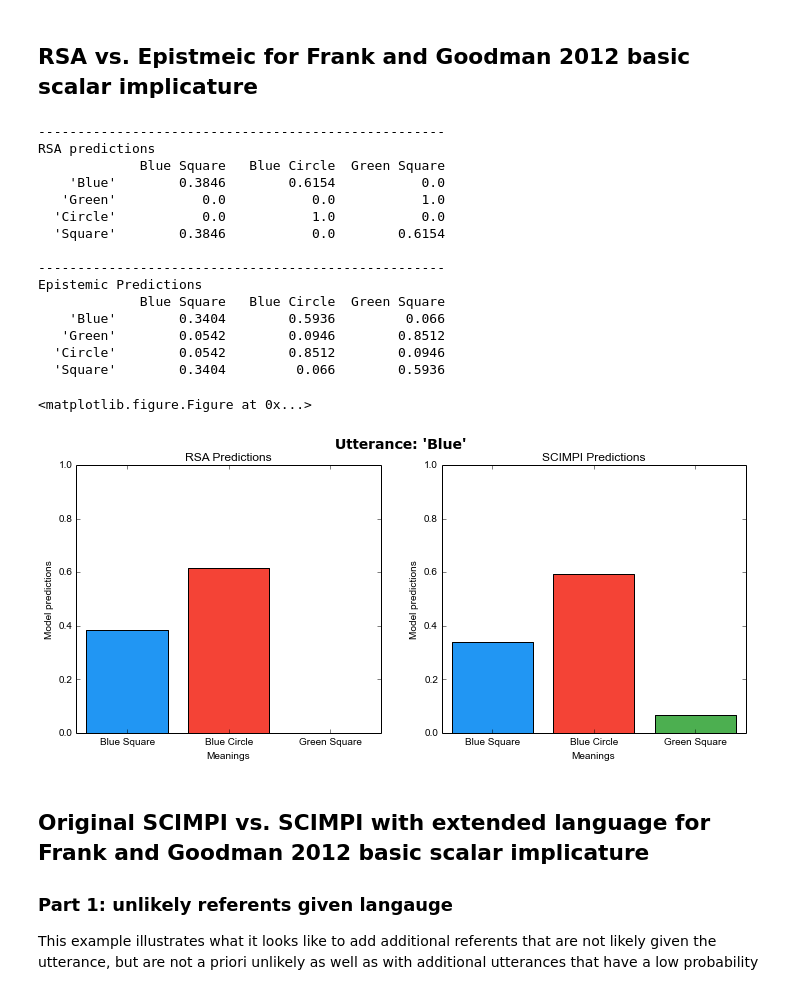
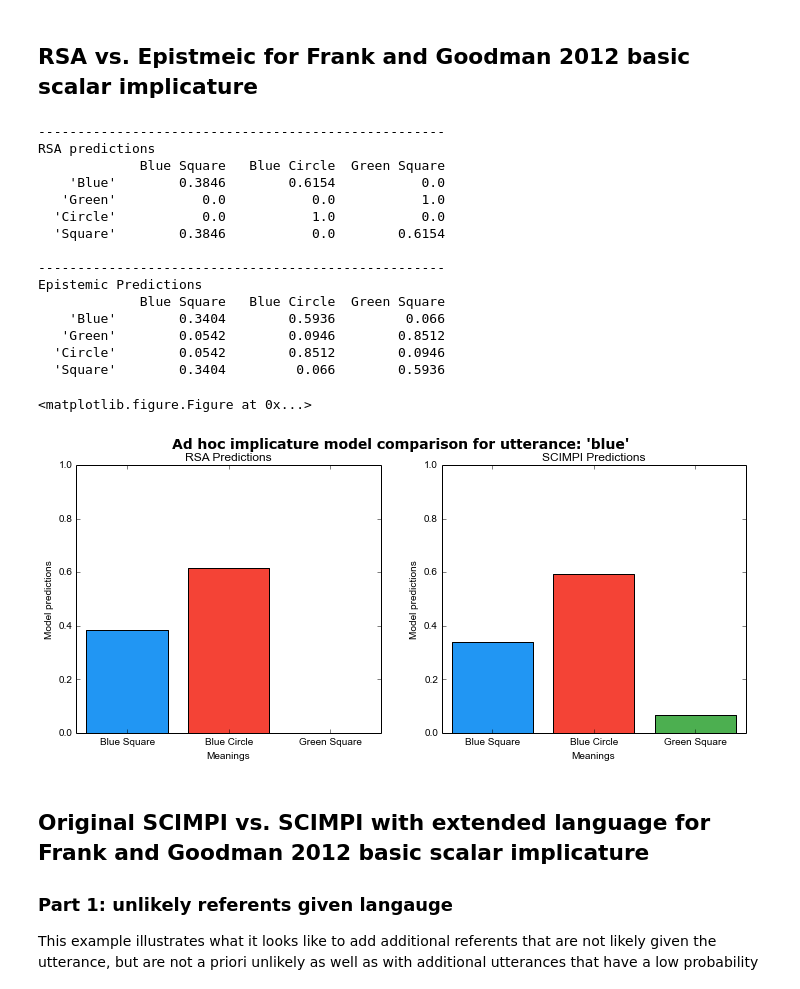
Before and after one commit to Epist/EpistemicPragmatics, a Jupyter notebook: Examples for paper.ipynb, the cells around one changed output. Saved outputs shown, nothing was run; the diff lists cells and outputs as text; code cells hidden in the pictures.

Commit message:
Changed figure titles and added a uniform ad hoc case

```diff
--- a/Examples for paper.ipynb
+++ b/Examples for paper.ipynb
@@ -34,7 +34,7 @@ my_colors = util.customColors()
 size = fig.get_size_inches()
 plt.figure(figsize=(size[0]*2,size[0]*0.8))
 gs = gridspec.GridSpec(1,2)
-plt.suptitle("Utterance: \'Blue\'", fontsize=14, fontweight='bold')
+plt.suptitle("Ad hoc implicature model comparison for utterance: \'blue\'", fontsize=14, fontweight='bold')
 
 toPlot=rsaTest.iterate(3)[0,:]
 epsilon = 1e-7
@@ -62,34 +62,34 @@ labels=epistTest.meanings
 locs=range(len(toPlot))
 ax2.bar(locs,toPlot, align='center', color=my_colors)
 ax2.set_xlabel("Meanings")
 ax2.set_ylabel("Model predictions")
 ax2.set_title("SCIMPI Predictions")
 plt.xticks(locs, labels)
 axes = plt.gca()
 axes.set_ylim([0,1])
 #ax2.set_position(pos2)
 #ax.set_position(pos1)
 #plt.figure(2)
 plt.savefig('RSAvSCIMPI_adhoc.png', bbox_inches='tight',  dpi=400)
 plt.show()
 # %% [output]
 ----------------------------------------------------
 RSA predictions
              Blue Square   Blue Circle  Green Square
     'Blue'        0.3846        0.6154           0.0
    'Green'           0.0           0.0           1.0
   'Circle'           0.0           1.0           0.0
   'Square'        0.3846           0.0        0.6154
 
 ----------------------------------------------------
 Epistemic Predictions
              Blue Square   Blue Circle  Green Square
     'Blue'        0.3404        0.5936         0.066
    'Green'        0.0542        0.0946        0.8512
   'Circle'        0.0542        0.8512        0.0946
   'Square'        0.3404         0.066        0.5936
 <matplotlib.figure.Figure at 0x...>
-[figure, old version]
+[figure, new version]
 # %% [markdown]
 ## Original SCIMPI vs. SCIMPI with extended language for Frank and Goodman 2012 basic scalar implicature
 ### Part 1: unlikely referents given langauge
```
Also changed, not shown: parts of 5 cells of this notebook.
